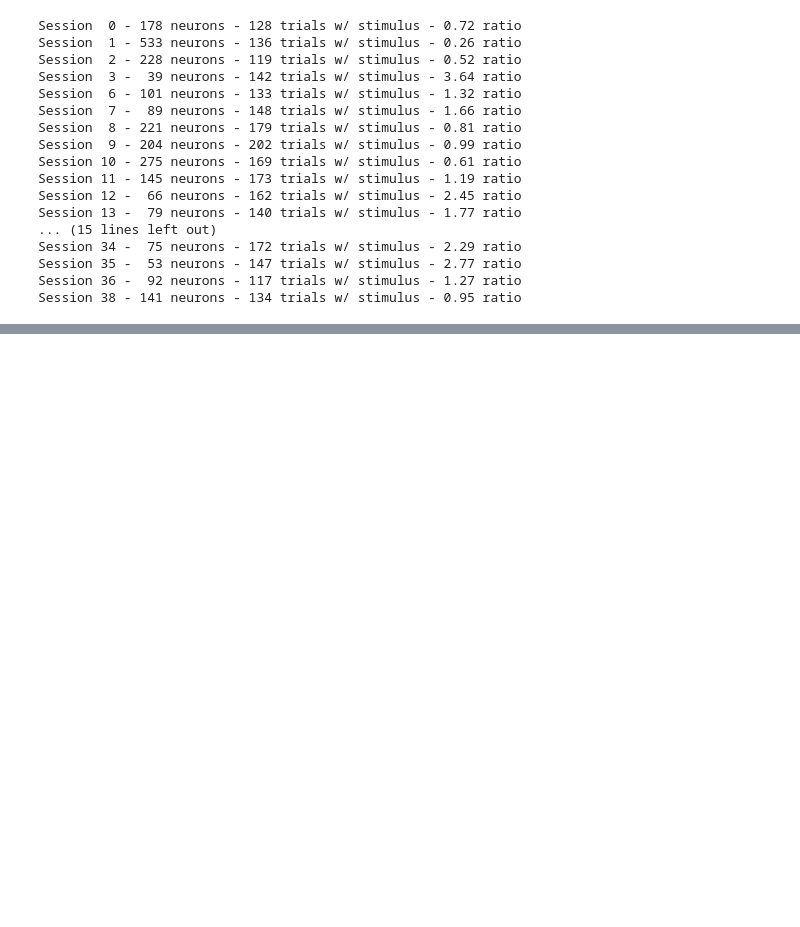
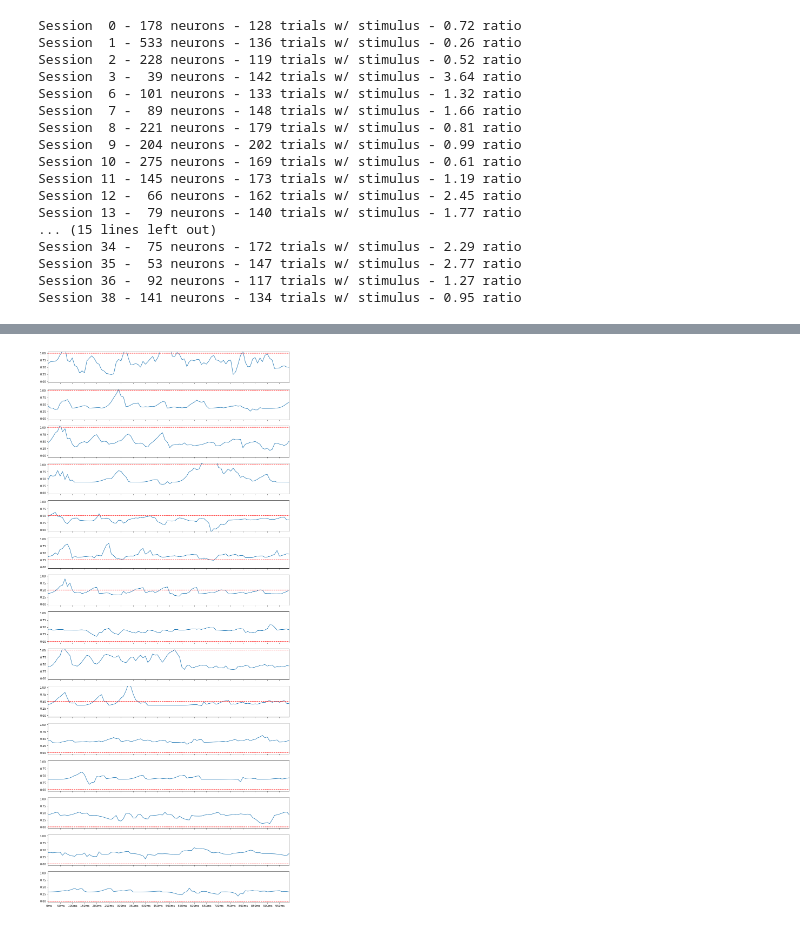
Before and after one commit to sjawhar/nma2020-steinmetz-project, a Jupyter notebook: notebooks/decoders.ipynb, the cells around one changed output, grey strips where cells are left out. Saved outputs shown, nothing was run; the diff lists cells and outputs as text; code cells hidden in the pictures; blank space fills up the shorter version.

```diff
--- a/notebooks/decoders.ipynb
+++ b/notebooks/decoders.ipynb
@@ -106,0 +232,33 @@ Class confidence at 5480ms: [0.56098166 0.11313523 0.17236025 0.15352286]
+# %%
+from sklearn.linear_model import Ridge
+
+Y_reg = label_encoder.inverse_transform(Y)
+reg = Ridge()
+reg.fit(X, Y_reg)
+
+plotted_trials = 15
+xticks = np.arange(NUM_BINS // 5) * 5
+xticklabels = [f"{i*10:4d}ms" for i in yticks]
+fig, axes = plt.subplots(plotted_trials, 1, sharex=True)
+fig.set_size_inches(16, 2.5 * plotted_trials)
+
+for trial_num in range(plotted_trials):
+    Y_true = contrast[trial_num]
+    population_activity = X[(trial_num*NUM_BINS):((trial_num+1)*NUM_BINS), :]
+    Y_pred = reg.predict(population_activity)
+
+    ax = axes[trial_num]
+    ax.plot(Y_pred)
+    ax.set_ylim([-0.05, 1.05])
+    ax.axhline(y=Y_true, color='r', linestyle='--')
+
+    if trial_num != plotted_trials - 1:
+        continue
+
+    ax.set_xticks(xticks)
+    ax.set_xticklabels(xticklabels)
+    ax.set_xlim([0, NUM_BINS - 1])
+
+plt.show()
+# %% [output]
+[figure, added]
```
Also changed, not shown: parts of 13 cells of this notebook, 1 other file.
